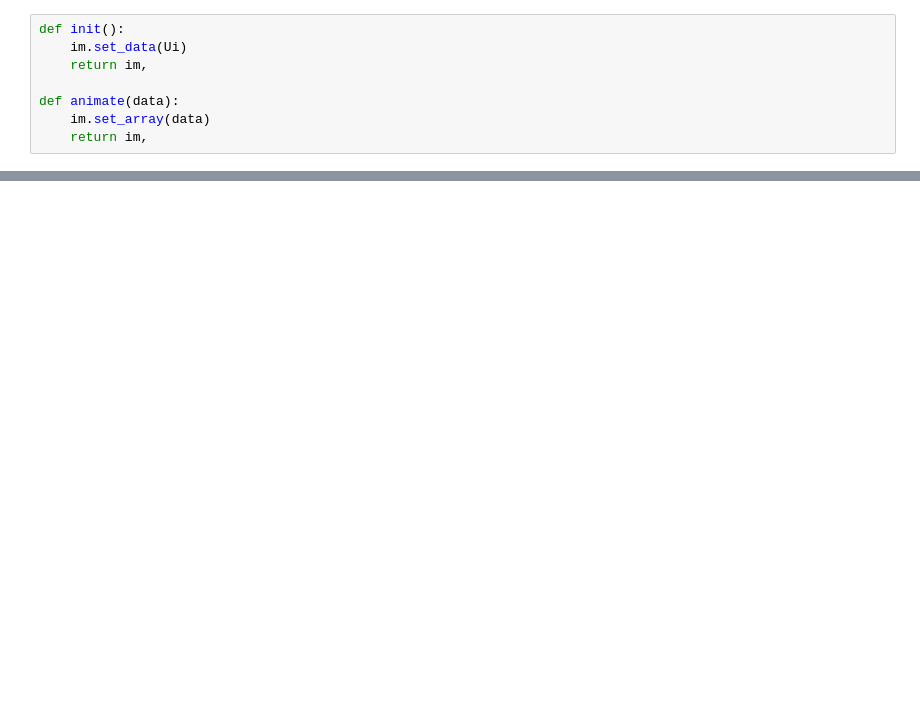
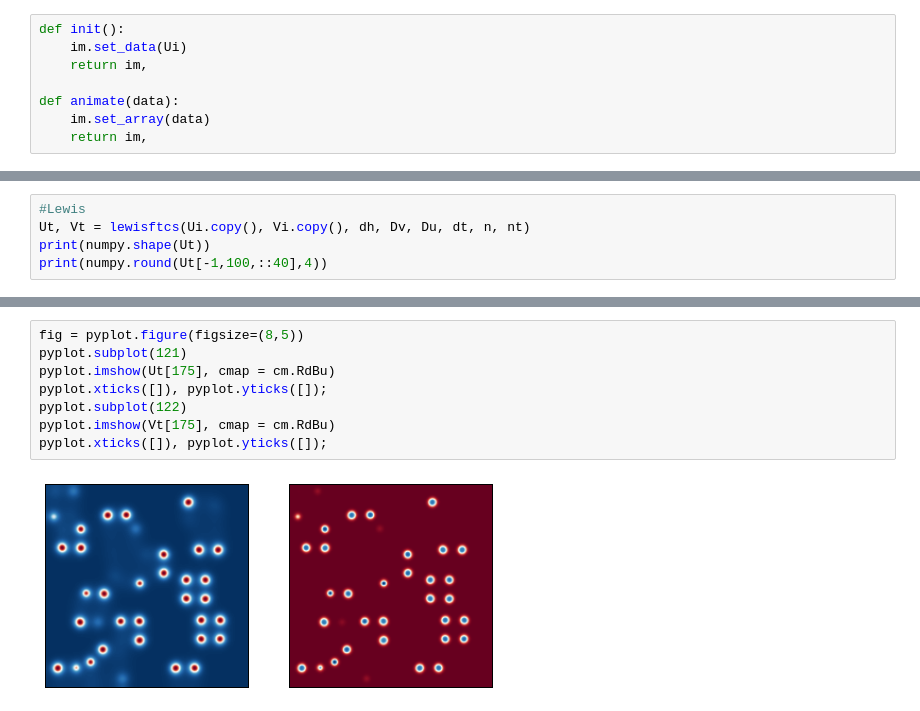
Before and after one commit to morrill/-mae6286, a Jupyter notebook: module_4/reaction_diffusion.ipynb, the cells around one changed output, grey strips where cells are left out. Drawn from its saved outputs; the diff is of its cells as text; blank space fills up the shorter version.

```diff
--- a/module_4/reaction_diffusion.ipynb
+++ b/module_4/reaction_diffusion.ipynb
@@ -112,0 +152,5 @@ pyplot.imshow(Ut[15], cmap=cm.RdBu);
+# %%
+#Lewis
+Ut, Vt = lewisftcs(Ui.copy(), Vi.copy(), dh, Dv, Du, dt, n, nt)
+print(numpy.shape(Ut))
+print(numpy.round(Ut[-1,100,::40],4))
@@ -112,0 +175,10 @@ pyplot.imshow(Ut[15], cmap=cm.RdBu);
+# %%
+fig = pyplot.figure(figsize=(8,5))
+pyplot.subplot(121)
+pyplot.imshow(Ut[175], cmap = cm.RdBu)
+pyplot.xticks([]), pyplot.yticks([]);
+pyplot.subplot(122)
+pyplot.imshow(Vt[175], cmap = cm.RdBu)
+pyplot.xticks([]), pyplot.yticks([]);
+# %% [output]
+[figure, added]
```
Also changed, not shown: parts of 14 cells of this notebook.
